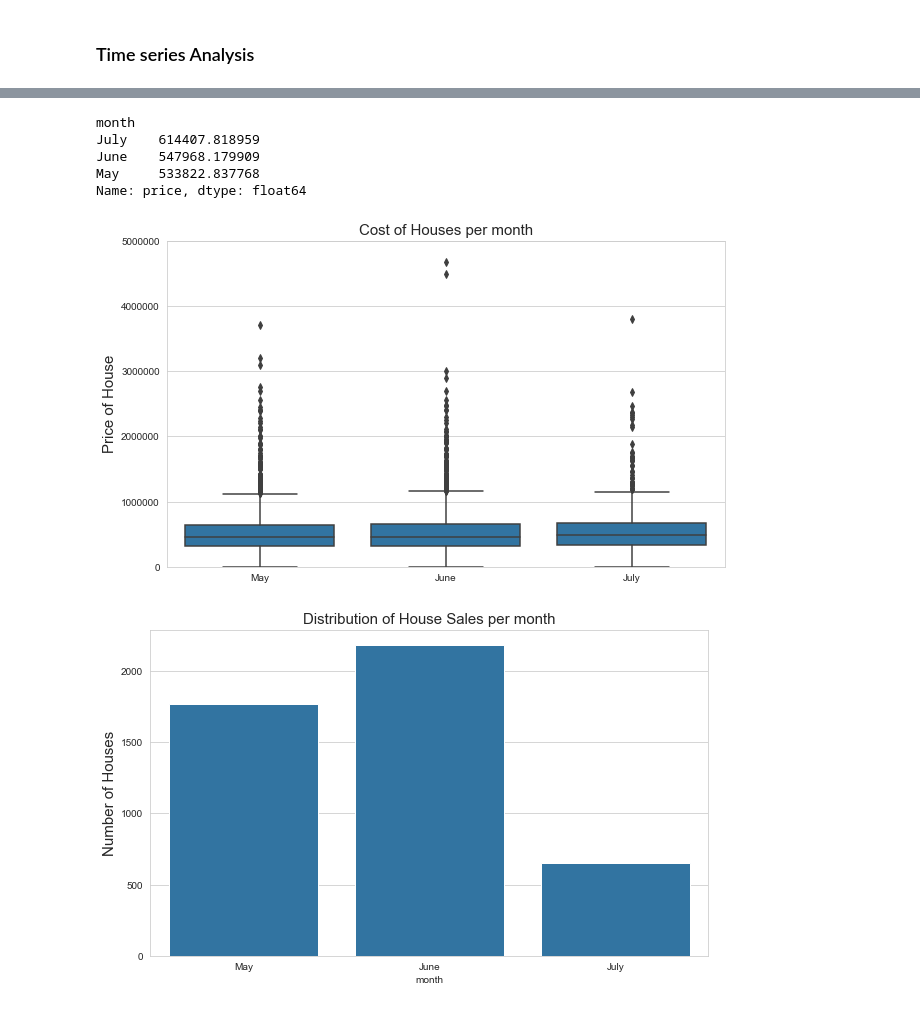
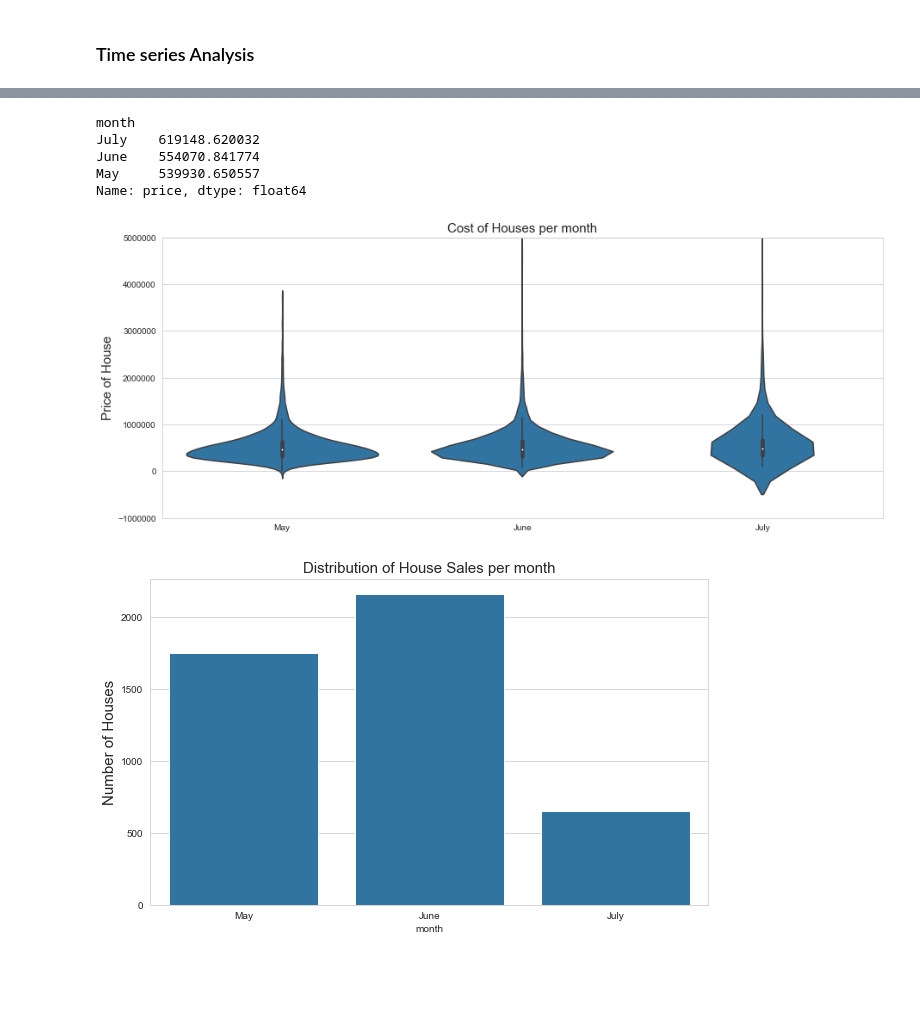
Before and after one commit to HamoyeHQ/stage-f-14-house-pricing, a Jupyter notebook: EDA/house_pricing_eda.ipynb, the cells around one changed output, grey strips where cells are left out. Cells and saved outputs as stored; diff of their text form; code cells hidden in the pictures; blank space fills up the shorter version.

```diff
--- a/EDA/house_pricing_eda.ipynb
+++ b/EDA/house_pricing_eda.ipynb
@@ -216,4 +225,2 @@ plt.xlabel('Area', fontsize=15);
 # %% [markdown]
 ### Time series Analysis
-# %%
-data1 = data.copy()
@@ -236,0 +227,5 @@ data1
+# %%
+data2 = data1.copy()
+# %%
+data2["date"] = pd.to_datetime(data2["date"]) #convert column to datetime
+data2.set_index("date", inplace=True)
@@ -237,24 +249,24 @@ data1
 # %%
 #Extracting the month and week day of sale of houses
-data1['month'] = data1.index.month_name()
-data1['weekday'] = data1.index.day_name()
+data2['month'] = data2.index.month_name()
+data2['weekday'] = data2.index.day_name()
 # %%
 #Average price of houses per month
-data1.groupby('month')['price'].mean()
+data2.groupby('month')['price'].mean()
 # %% [output]
 month
-July    614407.818959
-June    547968.179909
-May     533822.837768
+July    619148.620032
+June    554070.841774
+May     539930.650557
 Name: price, dtype: float64
 # %%
-plt.figure(figsize=(10,6))
-sb.boxplot(data = data1, x='month', y = 'price', color=default_color)
+plt.figure(figsize=(15,6))
+sb.violinplot(data = data2, x='month', y = 'price', color=default_color)
 plt.xlabel('')
 plt.ylabel('Price of House', fontsize=15)
 plt.title('Cost of Houses per month', fontsize=15)
-plt.ylim(0,5000000);
+plt.ylim(-1000000,5000000);
 # %% [output]
-[figure, old version]
+[figure, new version]
 # %%
 plt.figure(figsize=(10,6))
```
Also changed, not shown: parts of 21 cells of this notebook.
